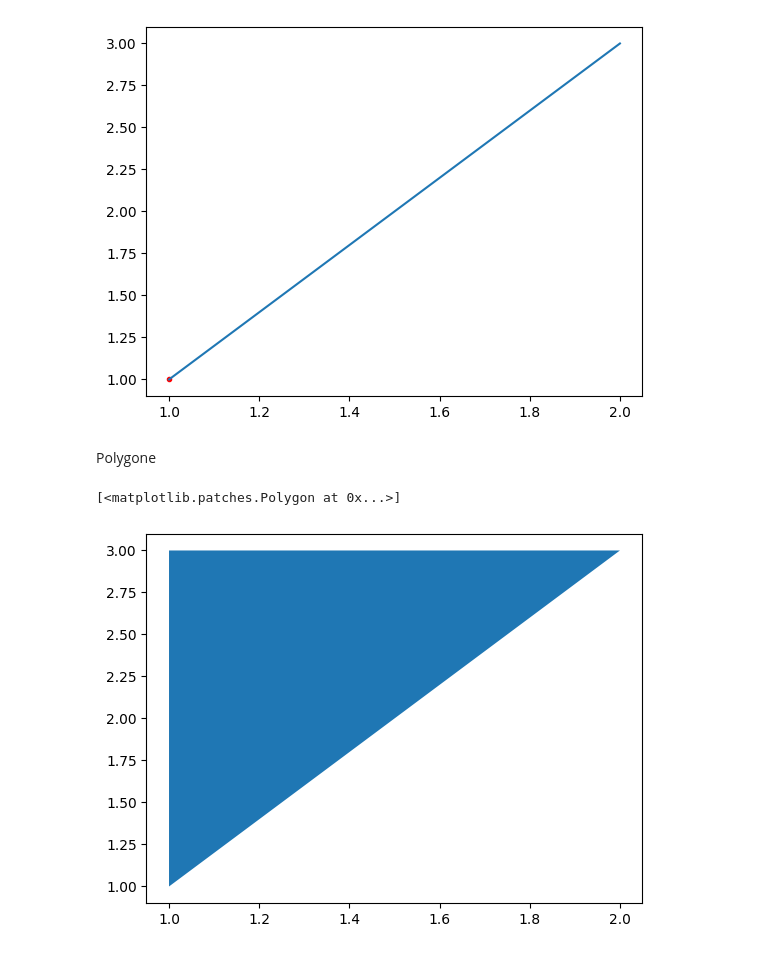
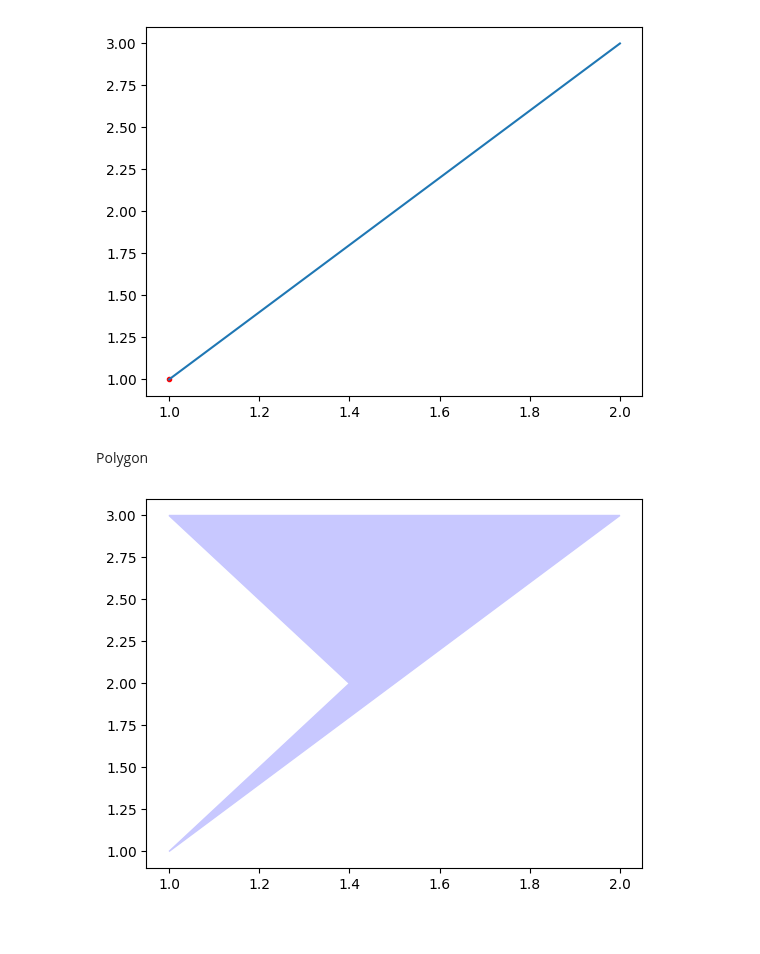
Before and after one commit to csillagu/FVM-Solver, a Jupyter notebook: investigation/geometry_inv.ipynb, the cells around one changed output. Drawn from its saved outputs; the diff is of its cells as text; code cells hidden in the pictures.

Commit message:
Added plot function to Polygon

```diff
--- a/investigation/geometry_inv.ipynb
+++ b/investigation/geometry_inv.ipynb
@@ -27,11 +27,11 @@ p1.plot(ax, "r.")
 l.plot(ax)
 # %% [output]
 [figure]
-# %% [markdown]
-Polygone
+# %% [markdown]
+Polygon
 # %%
-poly = geo.Polygon([geo.Line(geo.Point(1,1), geo.Point(2,3)), geo.Line(geo.Point(2,3), geo.Point(1,3)), geo.Line(geo.Point(1,3), geo.Point(1,1))])
-plt.fill(poly.points_x, poly.points_y)
+poly = geo.Polygon([geo.Point(1,1), geo.Point(2,3), geo.Point(1,3), geo.Point(1.4,2)])
+fig, ax = plt.subplots()
+poly.plot(ax)
 # %% [output]
-[<matplotlib.patches.Polygon at 0x...>]
-[figure, old version]
+[figure, new version]
```
Also changed, not shown: 1 other file.
